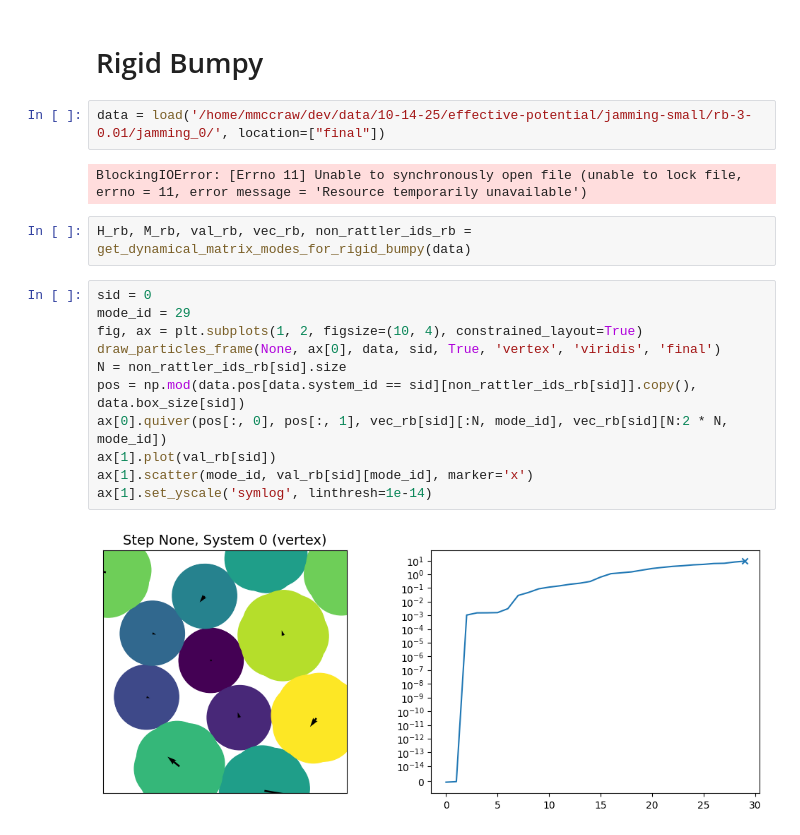
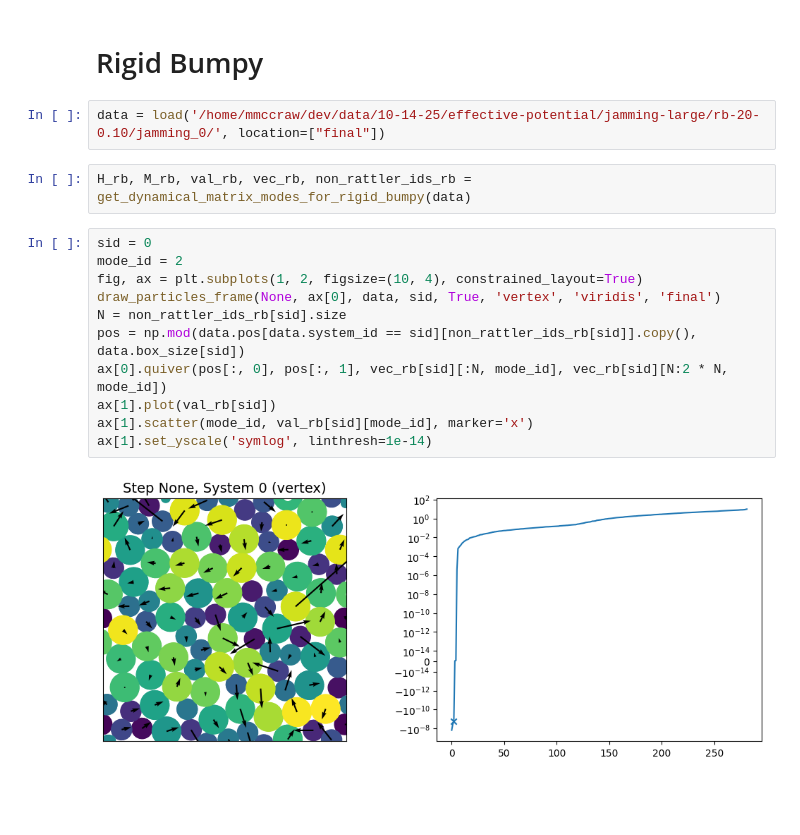
Before and after one commit to mmccraw98/notebooks-fall-25, a Jupyter notebook: 10/effective-potential/analyze.ipynb, the cells around one changed output. Drawn from its saved outputs; the diff is of its cells as text; blank space fills up the shorter version.

```diff
--- a/10/effective-potential/analyze.ipynb
+++ b/10/effective-potential/analyze.ipynb
@@ -38,21 +40,19 @@ plt.yscale('log')
 # %% [markdown]
 # Rigid Bumpy
 # %%
-data = load('/home/mmccraw/dev/data/10-14-25/effective-potential/jamming-small/rb-3-0.01/jamming_0/', location=["final"])
+data = load('/home/mmccraw/dev/data/10-14-25/effective-potential/jamming-large/rb-20-0.10/jamming_0/', location=["final"])
-# %% [output]
-BlockingIOError: [Errno 11] Unable to synchronously open file (unable to lock file, errno = 11, error message = 'Resource temporarily unavailable')
 # %%
 H_rb, M_rb, val_rb, vec_rb, non_rattler_ids_rb = get_dynamical_matrix_modes_for_rigid_bumpy(data)
 # %%
 sid = 0
-mode_id = 29
+mode_id = 2
 fig, ax = plt.subplots(1, 2, figsize=(10, 4), constrained_layout=True)
 draw_particles_frame(None, ax[0], data, sid, True, 'vertex', 'viridis', 'final')
 N = non_rattler_ids_rb[sid].size
 pos = np.mod(data.pos[data.system_id == sid][non_rattler_ids_rb[sid]].copy(), data.box_size[sid])
 ax[0].quiver(pos[:, 0], pos[:, 1], vec_rb[sid][:N, mode_id], vec_rb[sid][N:2 * N, mode_id])
 ax[1].plot(val_rb[sid])
 ax[1].scatter(mode_id, val_rb[sid][mode_id], marker='x')
 ax[1].set_yscale('symlog', linthresh=1e-14)
 # %% [output]
-[figure, old version]
+[figure, new version]
```
Also changed, not shown: parts of 5 cells of this notebook, 20 other files.
